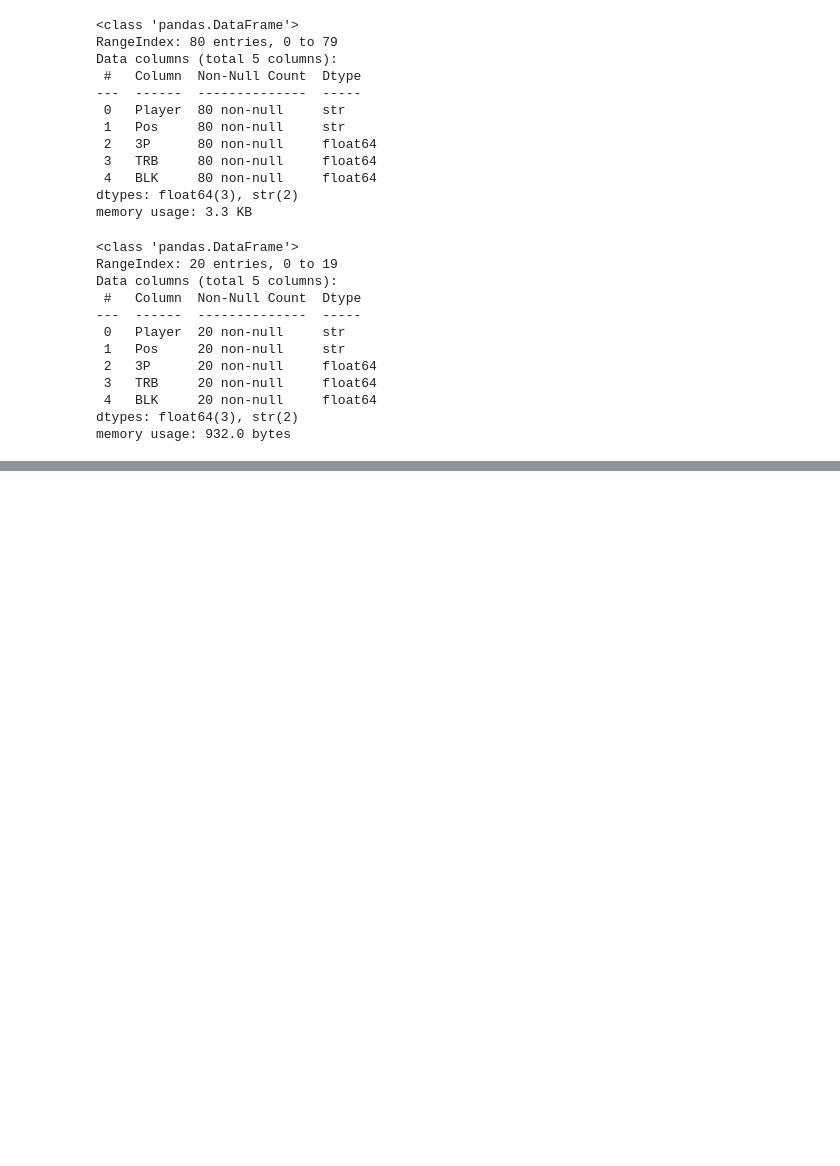
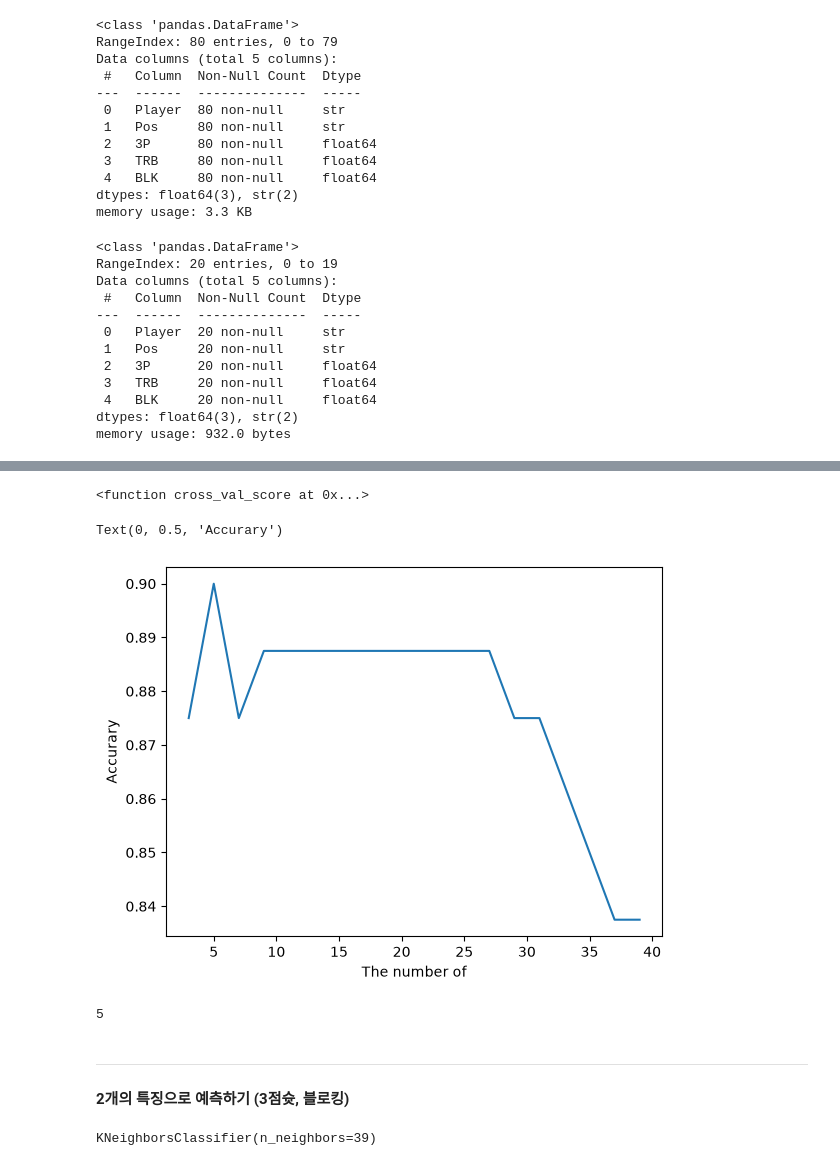
Before and after one commit to xywon0219nate-blip/Machine-Learning, a Jupyter notebook: Note/11.knn_basketball.ipynb, the cells around one changed output, grey strips where cells are left out. Drawn from its saved outputs; the diff is of its cells as text; code cells hidden in the pictures; blank space fills up the shorter version.

```diff
--- a/Note/11.knn_basketball.ipynb
+++ b/Note/11.knn_basketball.ipynb
@@ -47,0 +51,7 @@ memory usage: 932.0 bytes
+# %%
+# 최적의 k를 찾기 위햐 교차 검증을 수행할 k의 범위를 3부터 학습데이터의 절반까지 지정
+max_k_range = train.shape[0] // 2 # 몫을 구할 때 // 기호 사용
+# %%
+# 최적의 k를 찾기 위한 범위 확인
+k_list = [i for i in range(3, max_k_range,2)]
+k_list
@@ -47,0 +60,18 @@ memory usage: 932.0 bytes
+# %%
+train_data = train[['3P', 'BLK', "TRB"]]
+train_target = train['Pos']
+# %%
+# 교차 검증 (10 fold)을 각 k를 대상으로 수행해 검증결과를 저장
+cross_validation_scores = []
+for k in k_list:
+   knn = KNeighborsClassifier(n_neighbors=k)
+   scores = cross_val_score(
+      knn,
+      train_data,
+      train_target,
+      cv=10, # cross validation
+      scoring='accuracy'
+   )
+   print(k, ";", scores)
+   cross_validation_scores.append(scores.mean()
+                  )
@@ -47,0 +98,23 @@ memory usage: 932.0 bytes
+# %%
+print(cross_val_score)
+# %% [output]
+<function cross_val_score at 0x...>
+# %%
+# k의 정확도 시각화
+plt.plot(
+   k_list,
+   cross_validation_scores
+)
+plt.xlabel("The number of")
+plt.ylabel("Accurary")
+# %% [output]
+Text(0, 0.5, 'Accurary')
+[figure, added]
+# %%
+# 가장 예측율이 높은 k를 선점
+k_list[cross_validation_scores.index(max(cross_validation_scores))]
+# %% [output]
+5
+# %% [markdown]
+----
+#### 2개의 특징으로 예측하기 (3점슛, 블로킹)
@@ -47,0 +130,5 @@ memory usage: 932.0 bytes
+# %%
+# 학습시키기
+knn.fit(train_data,train_target)
+# %% [output]
+KNeighborsClassifier(n_neighbors=39)
```
Also changed, not shown: parts of 22 cells of this notebook, 4 other files.
